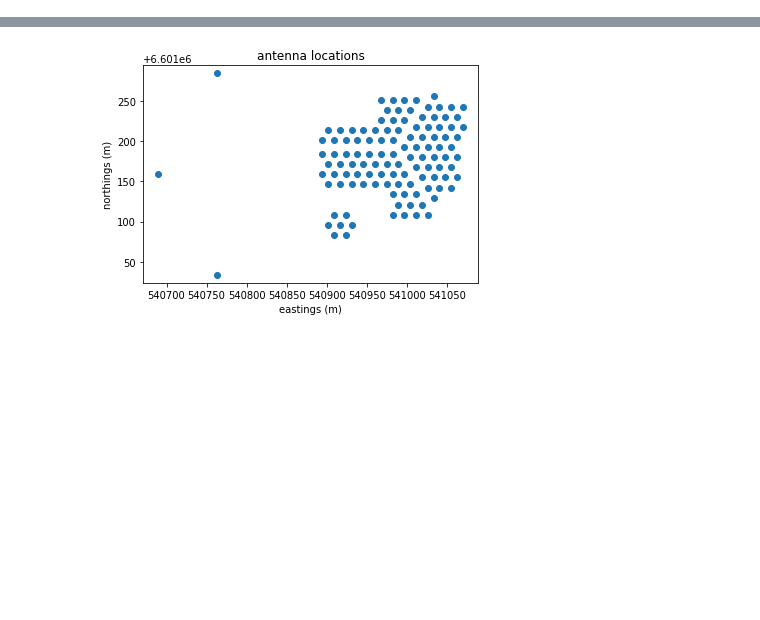
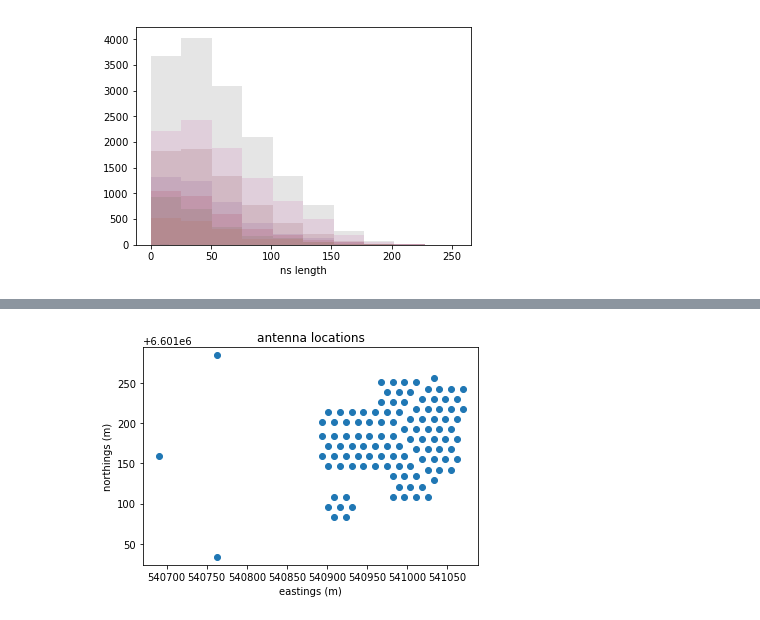
Before and after one commit to bhazelton/random_stuff, a Jupyter notebook: jupyter_notebooks/h2c_stats.ipynb, the cells around one changed output, grey strips where cells are left out. Saved outputs shown, nothing was run; the diff lists cells and outputs as text; code cells hidden in the pictures; blank space fills up the shorter version.

```diff
--- a/jupyter_notebooks/h2c_stats.ipynb
+++ b/jupyter_notebooks/h2c_stats.ipynb
@@ -60,0 +69,8 @@ plt.show()
+# %%
+for ind in range(n_files):
+    uvw_array = uvw_dict[ind]
+    plt.hist(abs(uvw_array[:,1]), alpha=0.2)
+plt.xlabel("ns length")
+plt.show()
+# %% [output]
+[figure, added]
```
Also changed, not shown: parts of 5 cells of this notebook.
